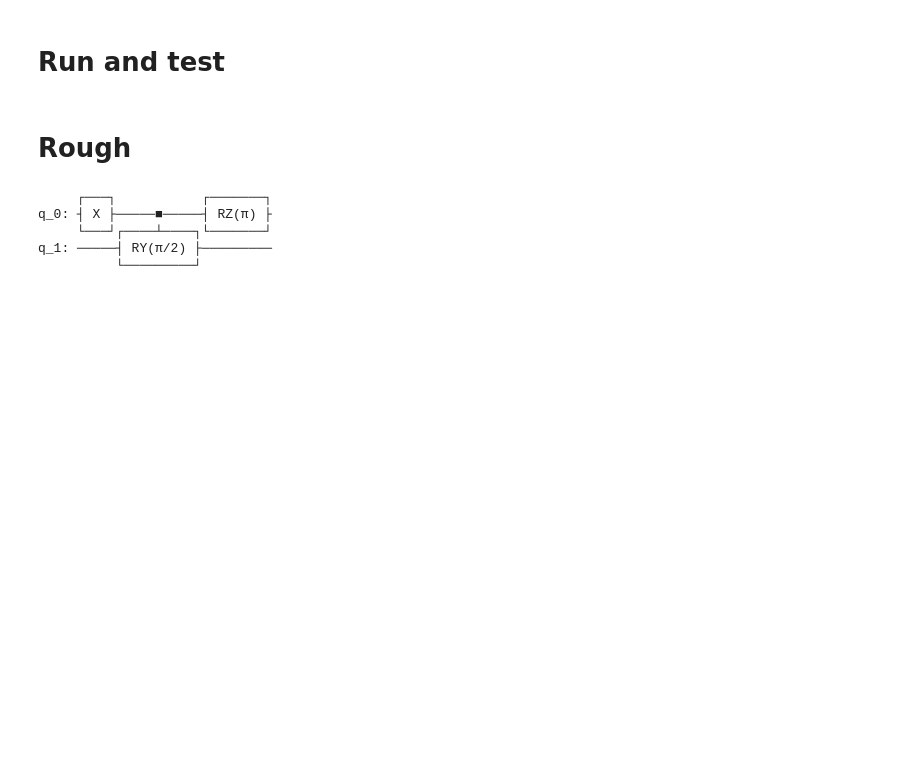
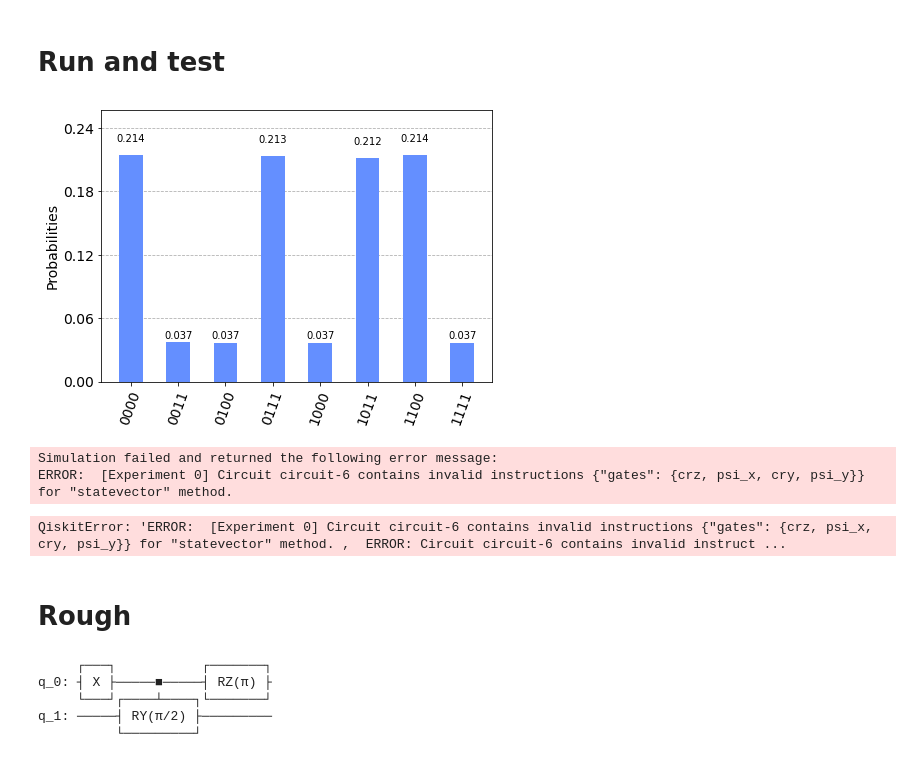
Before and after one commit to Jabi7/Internship-2022-summer, a Jupyter notebook: Ideas/quantazing types?.ipynb, the cells around one changed output. Drawn from its saved outputs; the diff is of its cells as text; code cells hidden in the pictures; blank space fills up the shorter version.

```diff
--- a/Ideas/quantazing types?.ipynb
+++ b/Ideas/quantazing types?.ipynb
@@ -170,7 +171,7 @@ def T2(pm, th, phi = 0):
 # %%
 s = [(0, np.pi/4), (np.pi/8, -np.pi/8)]
 
-qb = QuantumCircuit(xr, yr, cr)
+qb = QuantumCircuit(xr, yr)
 qb.append(psix, xr)
 qb.append(psiy, yr)
 
@@ -188,6 +189,6 @@ qb.barrier()
 T2(qb, s[1][1])
 
 qb.barrier()
-qb.measure(yr, cr)
+qb.measure_all()
 qb.draw()
 # %% [output]
@@ -211,5 +212,37 @@ c0: 2/════════════════════════
 # %% [markdown]
 # Run and test
+# %%
+simulator = Aer.get_backend('qasm_simulator')
+shots=90000
+# Execute the circuit on the qasm simulator
+job = execute(qb, simulator, shots=90000)
+
+# Grab results from the job
+result = job.result()
+
+# Return counts
+counts = result.get_counts(qb)
+# print(counts)
+# pd = {'00': 0, '01': 0, '10': 0, '11': 0}
+# for i in counts:
+#     pd[str(i)] = counts[str(i)]
+# psi = np.array([pd[str(i)]/ 90000 for i in pd])
+# print(psi)
+visualization.plot_histogram(counts)
+# %% [output]
+[figure, added]
+# %%
+# use local simulator
+aer_sim = Aer.get_backend('aer_simulator')
+shots = 1024
+qobj = assemble(qb, shots=shots)
+results = aer_sim.run(qobj).result()
+counts = results.get_counts()
+plot_histogram(counts)
+# %% [output]
+Simulation failed and returned the following error message:
+ERROR:  [Experiment 0] Circuit circuit-6 contains invalid instructions {"gates": {crz, psi_x, cry, psi_y}} for "statevector" method.
+QiskitError: 'ERROR:  [Experiment 0] Circuit circuit-6 contains invalid instructions {"gates": {crz, psi_x, cry, psi_y}} for "statevector" method. ,  ERROR: Circuit circuit-6 contains invalid instruct ...
 # %% [markdown]
 # Rough
 # %%
```
Also changed, not shown: parts of 5 cells of this notebook, 12 other files.
